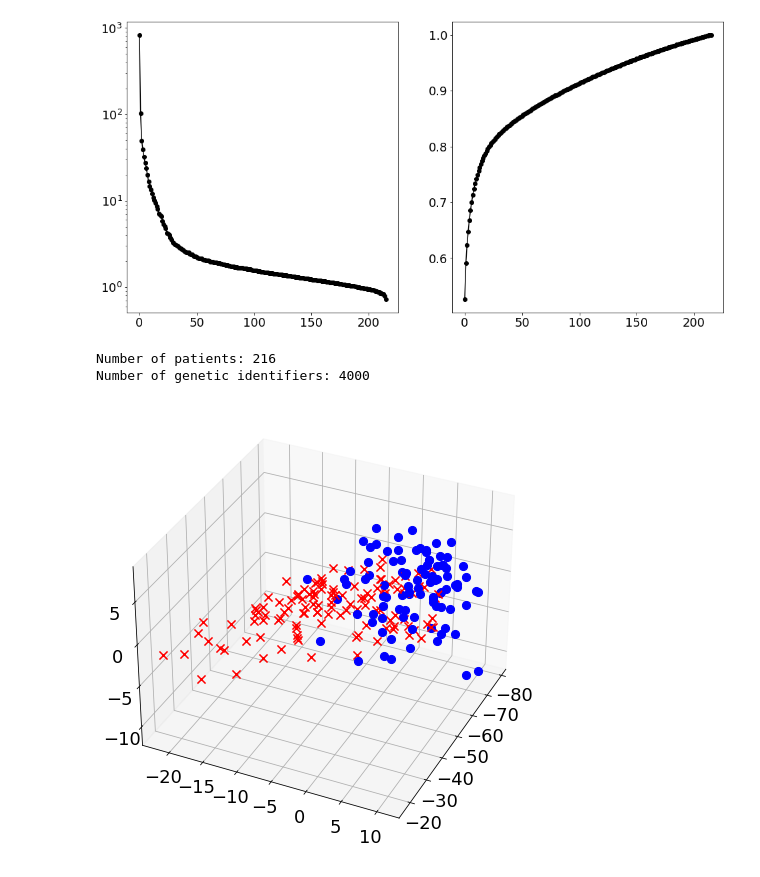
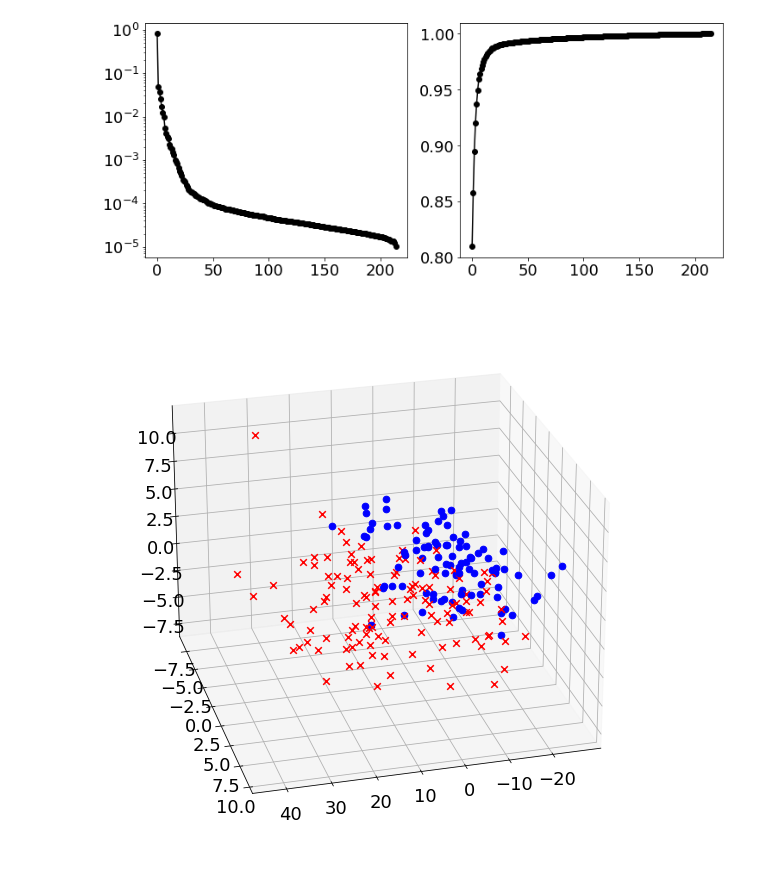
Before and after one commit to cedric-uden/Dimensionality-Reduction, a Jupyter notebook: notebooks/SVD-Visualization.ipynb, the cells around one changed output. Drawn from its saved outputs; the diff is of its cells as text; code cells hidden in the pictures.

Commit message:
now is a fully fledged PCA visualisation

```diff
--- a/notebooks/SVD-Visualization.ipynb
+++ b/notebooks/SVD-Visualization.ipynb
@@ -4,5 +6,5 @@ import numpy as np
 # %%
-plt.rcParams['figure.figsize'] = [16, 8]
+plt.rcParams['figure.figsize'] = [12, 5]
 plt.rcParams.update({'font.size': 18})
 data_path = 'data/SVD-Visualization/ovarian_cancer_data.csv'
 label_path = 'data/SVD-Visualization/ovarian_cancer_label.csv'
@@ -13,17 +17,16 @@ with open(label_path, 'r') as f:
 # %%
-u, sigma, vT = np.linalg.svd(data, full_matrices=False)
+pca = PCA()
+pca.fit_transform(data)
+
+var = pca.explained_variance_ratio_
+var = np.delete(var, -1)
 
 fig1 = plt.figure()
 ax1 = fig1.add_subplot(121)
-ax1.semilogy(sigma, '-o', color='k')
+ax1.semilogy(var, '-o', color='k')
 ax2 = fig1.add_subplot(122)
-ax2.plot(np.cumsum(sigma) / np.sum(sigma), '-o', color='k')
+ax2.plot(np.cumsum(var) / np.sum(var), '-o', color='k')
 
 plt.show()
-
-print(f"Number of patients: {data.shape[0]}")
-print(f"Number of genetic identifiers: {data.shape[1]}")
 # %% [output]
-[figure, old version]
+[figure, new version]
-Number of patients: 216
-Number of genetic identifiers: 4000
@@ -30,21 +39,23 @@ Number of genetic identifiers: 4000
 # %%
+plt.rcParams['figure.figsize'] = [10, 10]
+
 fig2 = plt.figure()
 ax = fig2.add_subplot(111, projection='3d')
 
-marker_size = 66
+marker_size = 44
 
-for j in range(data.shape[0]):
-    x = vT[0, :] @ data[j, :].T
-    y = vT[1, :] @ data[j, :].T
-    z = vT[2, :] @ data[j, :].T
+for _, row in pc_df.iterrows():
+    x = row['PC1']
+    y = row['PC2']
+    z = row['PC3']
 
-    if label[j] == 'Cancer':
+    if row['Status'] == 'Cancer':
         ax.scatter(x, y, z, marker='x', color='r', s=marker_size)
     else:
         ax.scatter(x, y, z, marker='o', color='b', s=marker_size)
 
-viewing_angle = (33, 25)
+viewing_angle = (25,75)
 ax.view_init(*viewing_angle)
 plt.show()
 # %% [output]
-[figure, old version]
+[figure, new version]
```
Also changed, not shown: parts of 3 cells of this notebook.
